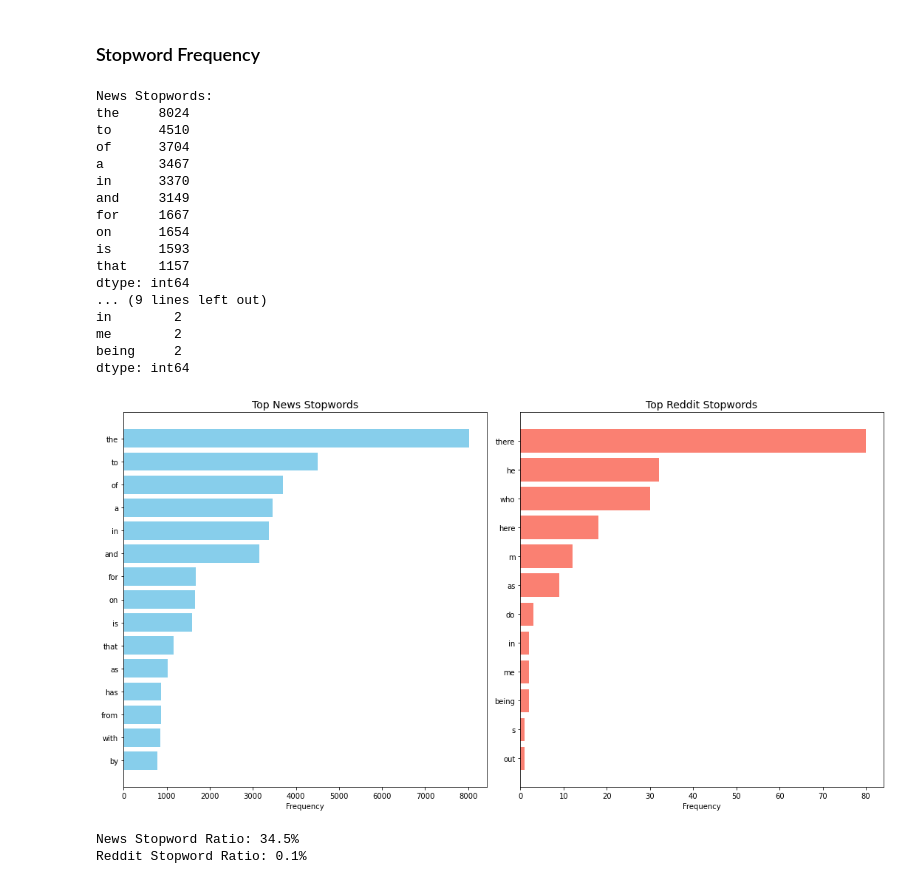
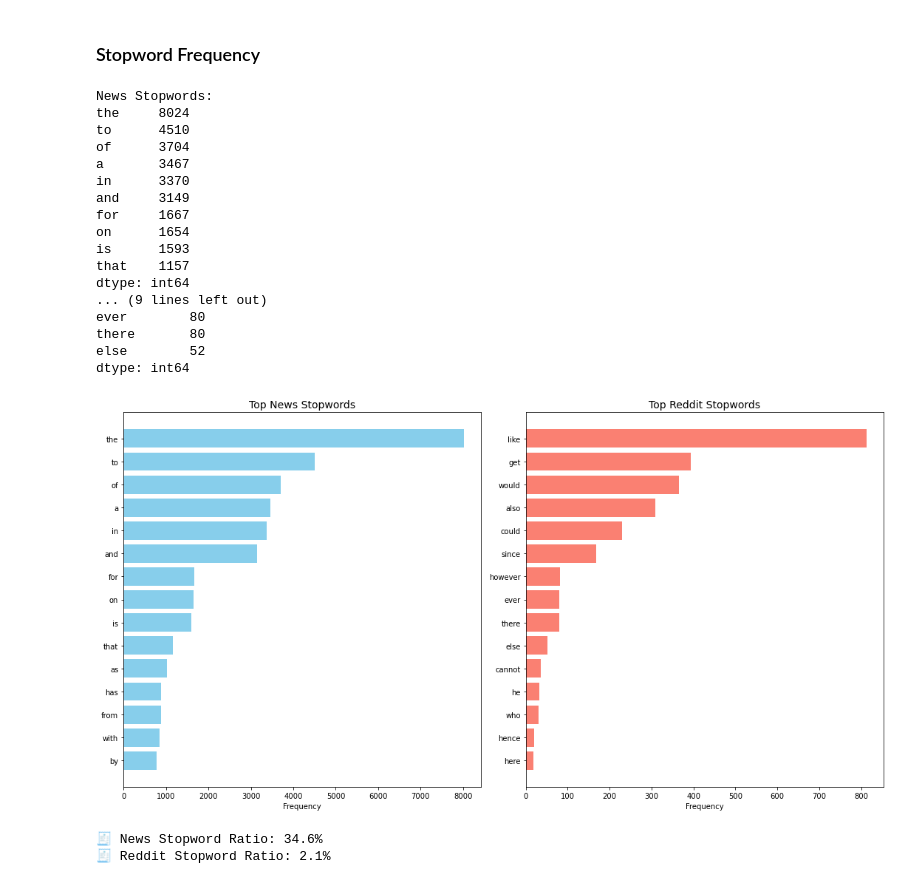
Before and after one commit to L-N-E0/USAID-Kenya-Sentiment-Analysis, a Jupyter notebook: notebooks/Cess.ipynb, the cells around one changed output. Drawn from its saved outputs; the diff is of its cells as text; code cells hidden in the pictures.

Commit message:
updating stopword frequency

```diff
--- a/notebooks/Cess.ipynb
+++ b/notebooks/Cess.ipynb
@@ -1613,15 +1596,39 @@ pip._vendor.packaging.version.InvalidVersion: Invalid version: '4.0.0-unsupporte
 # %%
 import matplotlib.pyplot as plt
 import numpy as np
+from collections import Counter
+from wordcloud import STOPWORDS
 
+
+
+#  Count stopwords
+def count_stopwords(text_series):
+    stopword_list = set(STOPWORDS)
+    all_words = ' '.join(text_series.dropna()).split()
+    stopword_counts = Counter(word for word in all_words if word.lower() in stopword_list)
+    return pd.Series(stopword_counts).sort_values(ascending=False)
+
+# Compute stopword ratios
+def stopword_ratio(text_series):
+    all_words = ' '.join(text_series.dropna()).split()
+    total_words = len(all_words)
+    stopword_count = sum(1 for word in all_words if word.lower() in STOPWORDS)
+    return 100 * stopword_count / total_words if total_words > 0 else 0
+
+# Get counts and ratios
+news_top_stopwords = count_stopwords(news_df['cleaned_text'])
+reddit_top_stopwords = count_stopwords(reddit_df['cleaned_text'])
+
+news_ratio = stopword_ratio(news_df['cleaned_text'])
+reddit_ratio = stopword_ratio(reddit_df['cleaned_text'])
+
+# Plotting
 def plot_stopword_comparison(news_stops, reddit_stops, top_n=15):
     plt.figure(figsize=(15, 8))
-
 
     news_top = news_stops.head(top_n)
     reddit_top = reddit_stops.head(top_n)
 
-    # Create subplots
     ax1 = plt.subplot(1, 2, 1)
     ax1.barh(news_top.index[::-1], news_top.values[::-1], color='skyblue')
     ax1.set_title('Top News Stopwords', fontsize=14)
@@ -1630,40 +1637,39 @@ def plot_stopword_comparison(news_stops, reddit_stops, top_n=15):
     ax2 = plt.subplot(1, 2, 2)
     ax2.barh(reddit_top.index[::-1], reddit_top.values[::-1], color='salmon')
     ax2.set_title('Top Reddit Stopwords', fontsize=14)
     ax2.set_xlabel('Frequency')
 
     plt.tight_layout()
     plt.show()
 
-
+#Display
 print("News Stopwords:")
 print(news_top_stopwords.head(10))
 print("\nReddit Stopwords:")
 print(reddit_top_stopwords.head(10))
 
 plot_stopword_comparison(news_top_stopwords, reddit_top_stopwords)
 
-
-print(f"News Stopword Ratio: {news_ratio:.1f}%")
-print(f"Reddit Stopword Ratio: {reddit_ratio:.1f}%")
+print(f"\n News Stopword Ratio: {news_ratio:.1f}%")
+print(f" Reddit Stopword Ratio: {reddit_ratio:.1f}%")
 # %% [output]
 News Stopwords:
 the     8024
 to      4510
 of      3704
 a       3467
 in      3370
 and     3149
 for     1667
 on      1654
 is      1593
 that    1157
 dtype: int64
 ... (9 lines left out)
-in        2
-me        2
-being     2
+ever        80
+there       80
+else        52
 dtype: int64
-[figure, old version]
+[figure, new version]
-News Stopword Ratio: 34.5%
-Reddit Stopword Ratio: 0.1%
+🧾 News Stopword Ratio: 34.6%
+🧾 Reddit Stopword Ratio: 2.1%
```
Also changed, not shown: parts of 19 cells of this notebook.
